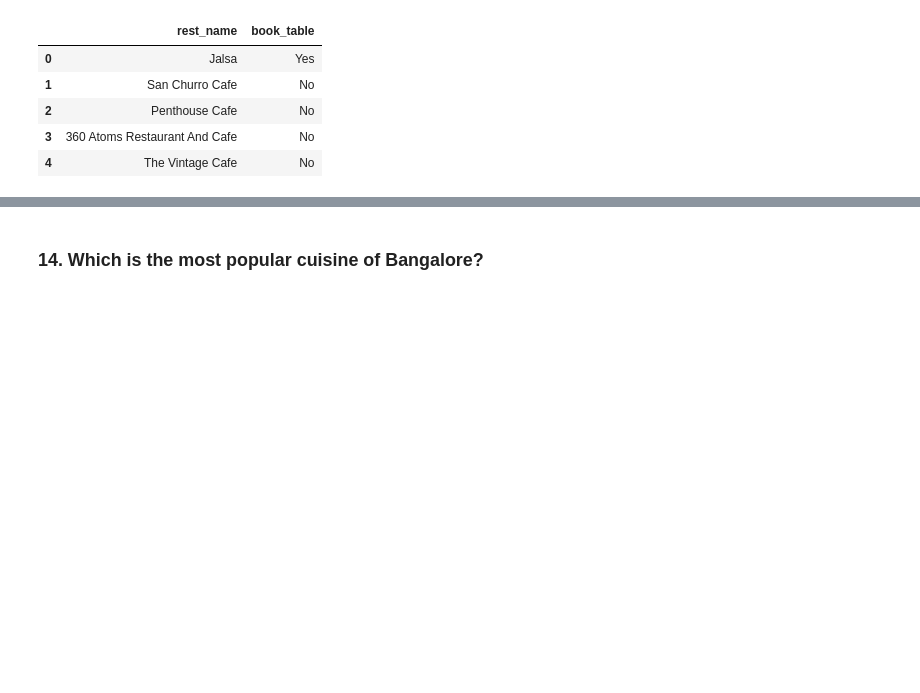
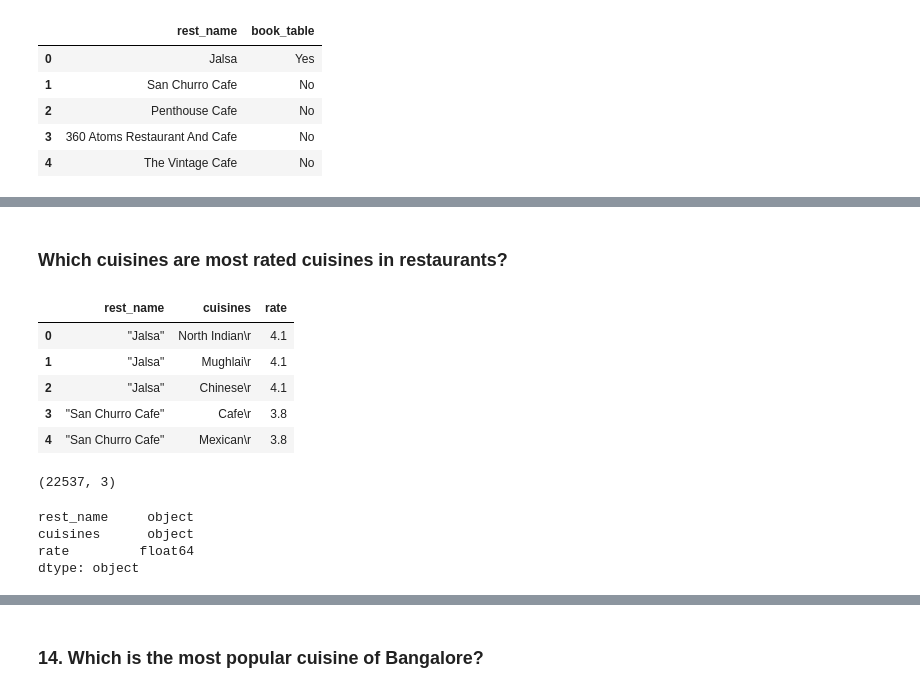
Before and after one commit to Bhuvi128/Bengaluru-Restaurant-Trends-Analysis, a Jupyter notebook: Bengaluru Restaurant Trends Analysis.ipynb, the cells around one changed output, grey strips where cells are left out. Saved outputs shown, nothing was run; the diff lists cells and outputs as text; code cells hidden in the pictures; blank space fills up the shorter version.

```diff
--- a/Bengaluru Restaurant Trends Analysis.ipynb
+++ b/Bengaluru Restaurant Trends Analysis.ipynb
@@ -280,0 +221,33 @@ desc_stats.head()
+# %% [markdown]
+### Which cuisines are most rated cuisines in restaurants?
+# %%
+query = """
+select re.rest_name, cu.cuisines, ra.rate
+from restaurant re left join ratings ra
+on re.restaurant_id = ra.restaurant_id
+left join restaurant_cuisine rc
+on re.restaurant_id = rc.restaurant_id
+left join cuisine cu
+on rc.cuisine_id = cu.cuisine_id;
+"""
+
+rating_cuisine_rest = pd.read_sql(query, conn)
+rating_cuisine_rest.head()
+# %% [output]
+|  | rest_name | cuisines | rate |
+| 0 | "Jalsa" | North Indian\r | 4.1 |
+| 1 | "Jalsa" | Mughlai\r | 4.1 |
+| 2 | "Jalsa" | Chinese\r | 4.1 |
+| 3 | "San Churro Cafe" | Cafe\r | 3.8 |
+| 4 | "San Churro Cafe" | Mexican\r | 3.8 |
+# %%
+rating_cuisine_rest.shape
+# %% [output]
+(22537, 3)
+# %%
+rating_cuisine_rest.dtypes
+# %% [output]
+rest_name     object
+cuisines      object
+rate         float64
+dtype: object
```
Also changed, not shown: parts of 29 cells of this notebook, 1 other file.
